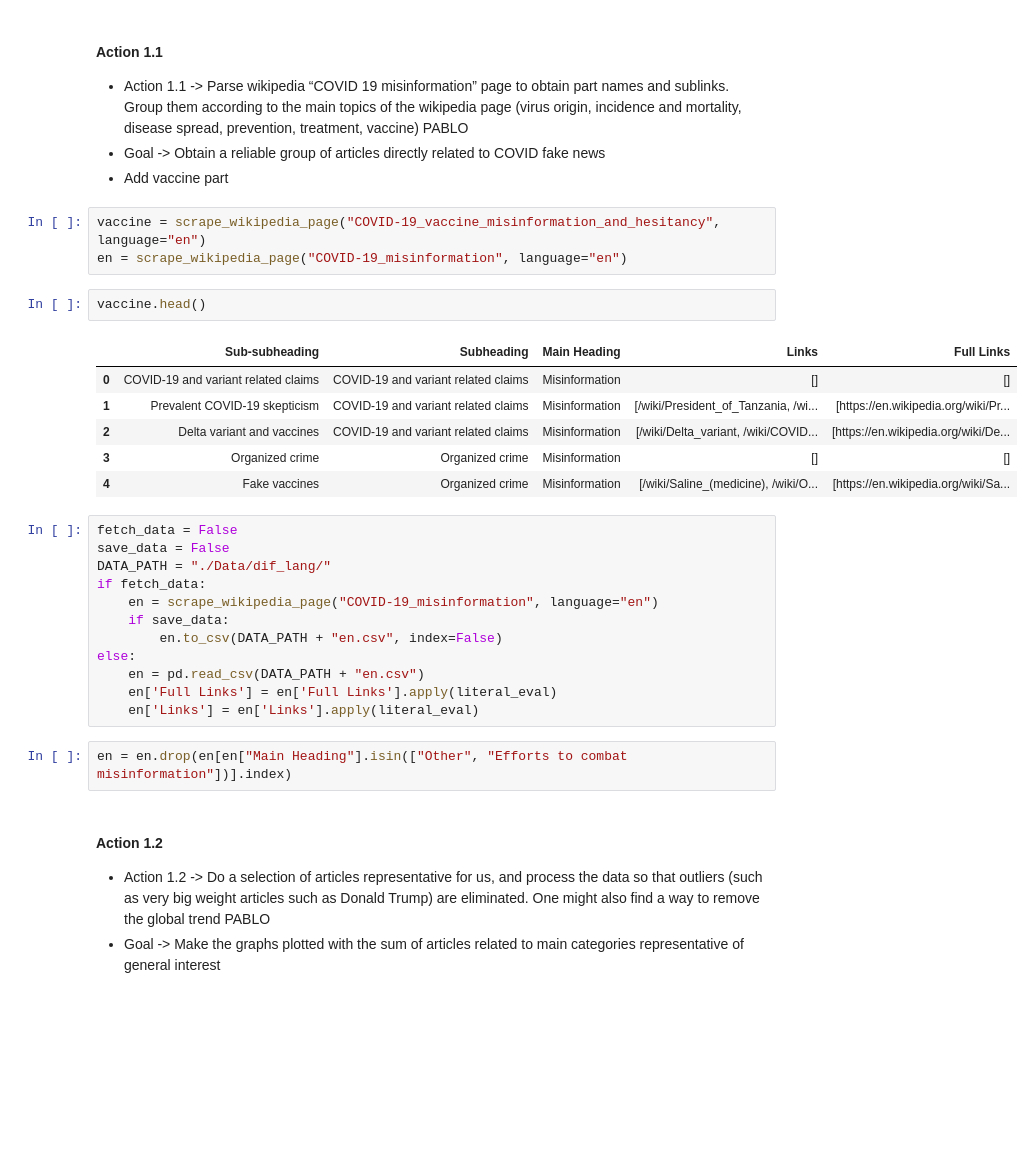
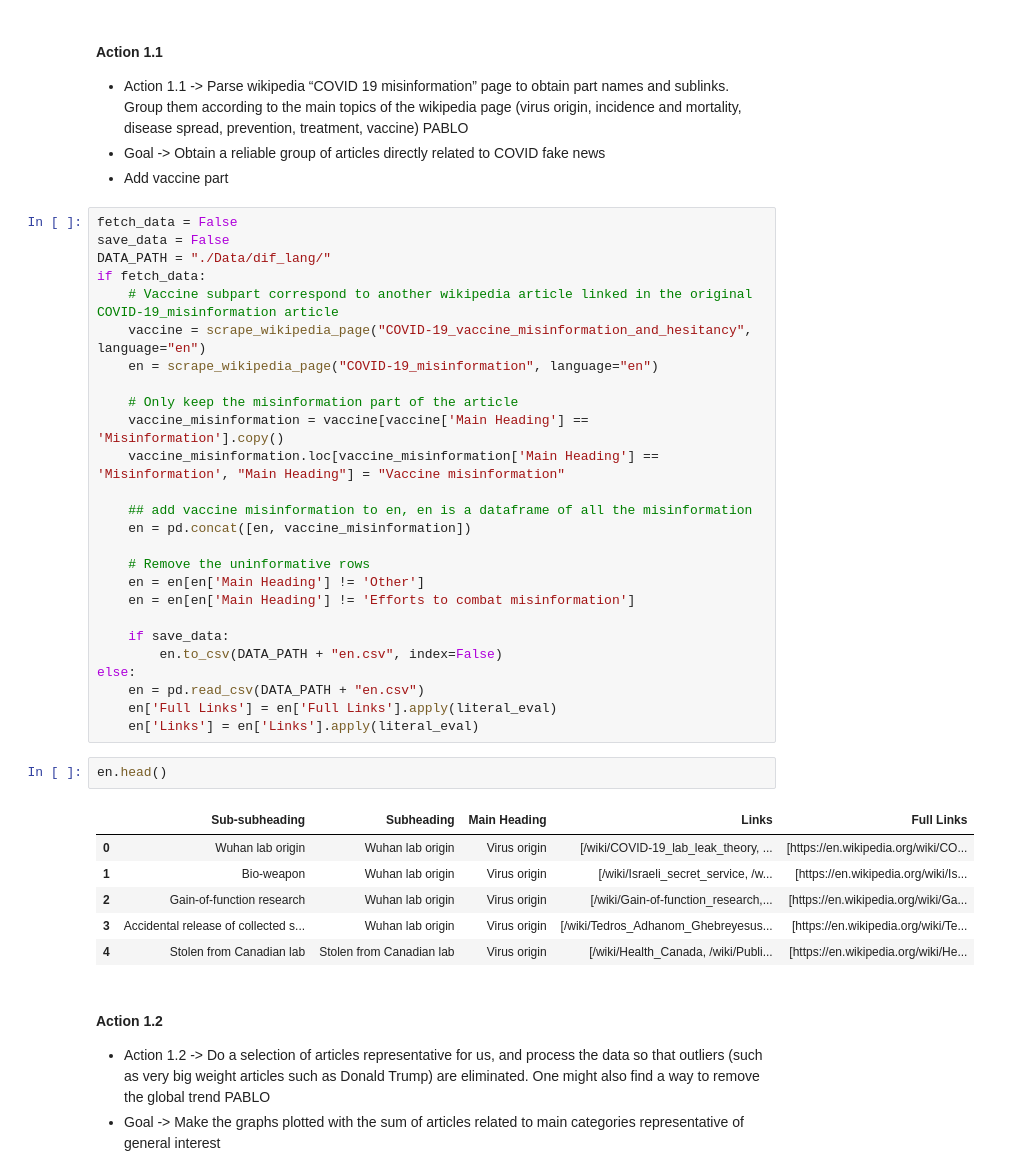
Before and after one commit to epfl-ada/ada-2023-project-thedogues1815, a Jupyter notebook: data_story.ipynb, the cells around one changed output. Drawn from its saved outputs; the diff is of its cells as text; blank space fills up the shorter version.

Commit message:
New languages + some data story

```diff
--- a/data_story.ipynb
+++ b/data_story.ipynb
@@ -105,32 +104,41 @@ But first, we should be able to differentiate viewpage spikes which are fake new
 -	Action 1.1 -> Parse wikipedia “COVID 19 misinformation” page to obtain part names and sublinks. Group them according to the main topics of the wikipedia page (virus origin, incidence and mortality, disease spread, prevention, treatment, vaccine) PABLO
 -	Goal -> Obtain a reliable group of articles directly related to COVID fake news
 -	Add vaccine part
-# %%
-vaccine = scrape_wikipedia_page("COVID-19_vaccine_misinformation_and_hesitancy", language="en")
-en = scrape_wikipedia_page("COVID-19_misinformation", language="en")
+# %%
+fetch_data = False
+save_data = False
+DATA_PATH = "./Data/dif_lang/"
+if fetch_data:
+    # Vaccine subpart correspond to another wikipedia article linked in the original COVID-19_misinformation article
+    vaccine = scrape_wikipedia_page("COVID-19_vaccine_misinformation_and_hesitancy", language="en")
+    en = scrape_wikipedia_page("COVID-19_misinformation", language="en")
+
+    # Only keep the misinformation part of the article
+    vaccine_misinformation = vaccine[vaccine['Main Heading'] == 'Misinformation'].copy()
+    vaccine_misinformation.loc[vaccine_misinformation['Main Heading'] == 'Misinformation', "Main Heading"] = "Vaccine misinformation"
+
+    ## add vaccine misinformation to en, en is a dataframe of all the misinformation
+    en = pd.concat([en, vaccine_misinformation])
+
+    # Remove the uninformative rows
+    en = en[en['Main Heading'] != 'Other']
+    en = en[en['Main Heading'] != 'Efforts to combat misinformation']
+
+    if save_data:
+        en.to_csv(DATA_PATH + "en.csv", index=False)
+else:
+    en = pd.read_csv(DATA_PATH + "en.csv")
+    en['Full Links'] = en['Full Links'].apply(literal_eval)
+    en['Links'] = en['Links'].apply(literal_eval)
 # %%
-vaccine.head()
+en.head()
 # %% [output]
 |  | Sub-subheading | Subheading | Main Heading | Links | Full Links |
-| 0 | COVID-19 and variant related claims | COVID-19 and variant related claims | Misinformation | [] | [] |
-| 1 | Prevalent COVID-19 skepticism | COVID-19 and variant related claims | Misinformation | [/wiki/President_of_Tanzania, /wi... | [https://en.wikipedia.org/wiki/Pr... |
-| 2 | Delta variant and vaccines | COVID-19 and variant related claims | Misinformation | [/wiki/Delta_variant, /wiki/COVID... | [https://en.wikipedia.org/wiki/De... |
-| 3 | Organized crime | Organized crime | Misinformation | [] | [] |
-| 4 | Fake vaccines | Organized crime | Misinformation | [/wiki/Saline_(medicine), /wiki/O... | [https://en.wikipedia.org/wiki/Sa... |
+| 0 | Wuhan lab origin | Wuhan lab origin | Virus origin | [/wiki/COVID-19_lab_leak_theory, ... | [https://en.wikipedia.org/wiki/CO... |
+| 1 | Bio-weapon | Wuhan lab origin | Virus origin | [/wiki/Israeli_secret_service, /w... | [https://en.wikipedia.org/wiki/Is... |
+| 2 | Gain-of-function research | Wuhan lab origin | Virus origin | [/wiki/Gain-of-function_research,... | [https://en.wikipedia.org/wiki/Ga... |
+| 3 | Accidental release of collected s... | Wuhan lab origin | Virus origin | [/wiki/Tedros_Adhanom_Ghebreyesus... | [https://en.wikipedia.org/wiki/Te... |
+| 4 | Stolen from Canadian lab | Stolen from Canadian lab | Virus origin | [/wiki/Health_Canada, /wiki/Publi... | [https://en.wikipedia.org/wiki/He... |
-# %%
-fetch_data = False
-save_data = False
-DATA_PATH = "./Data/dif_lang/"
-if fetch_data:
-    en = scrape_wikipedia_page("COVID-19_misinformation", language="en")
-    if save_data:
-        en.to_csv(DATA_PATH + "en.csv", index=False)
-else:
-    en = pd.read_csv(DATA_PATH + "en.csv")
-    en['Full Links'] = en['Full Links'].apply(literal_eval)
-    en['Links'] = en['Links'].apply(literal_eval)
-# %%
-en = en.drop(en[en["Main Heading"].isin(["Other", "Efforts to combat misinformation"])].index)
 # %% [markdown]
 #### Action 1.2
 -	Action 1.2 -> Do a selection of articles representative for us, and process the data so that outliers (such as very big weight articles such as Donald Trump) are eliminated. One might also find a way to remove the global trend PABLO
```
Also changed, not shown: parts of 12 cells of this notebook, 4 other files.
